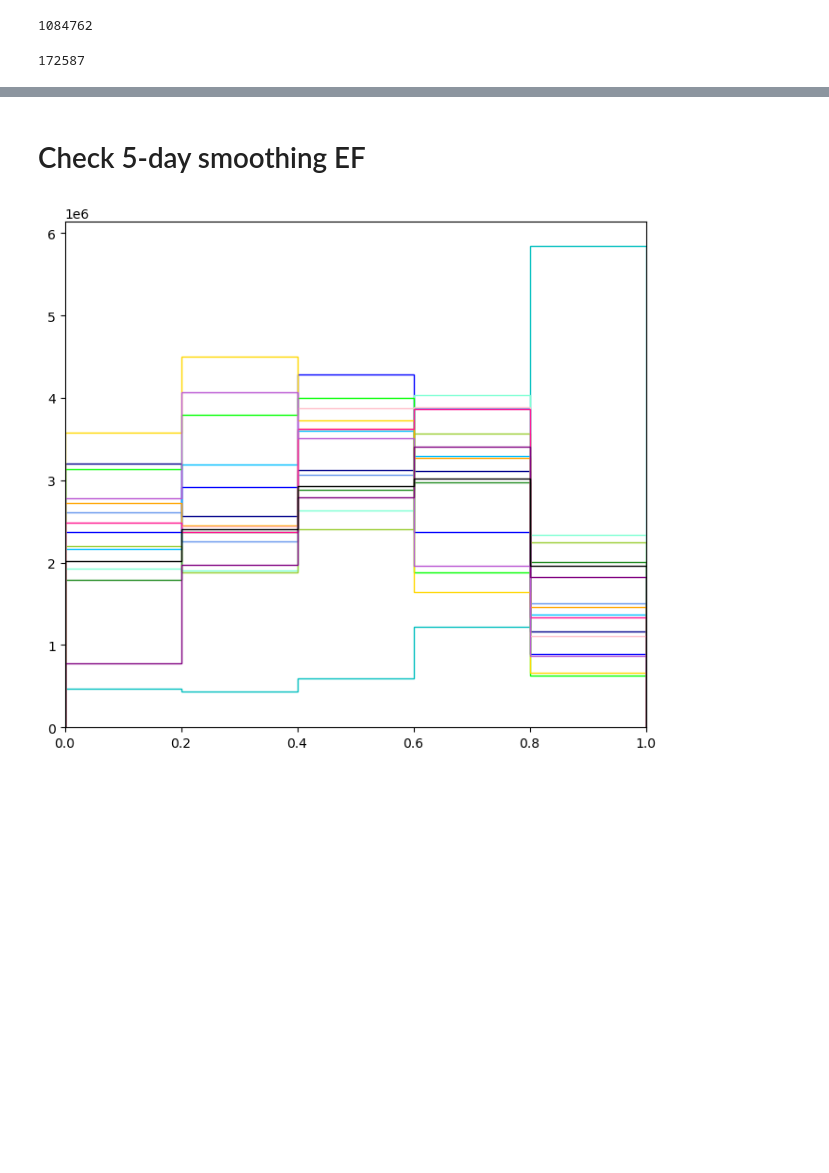
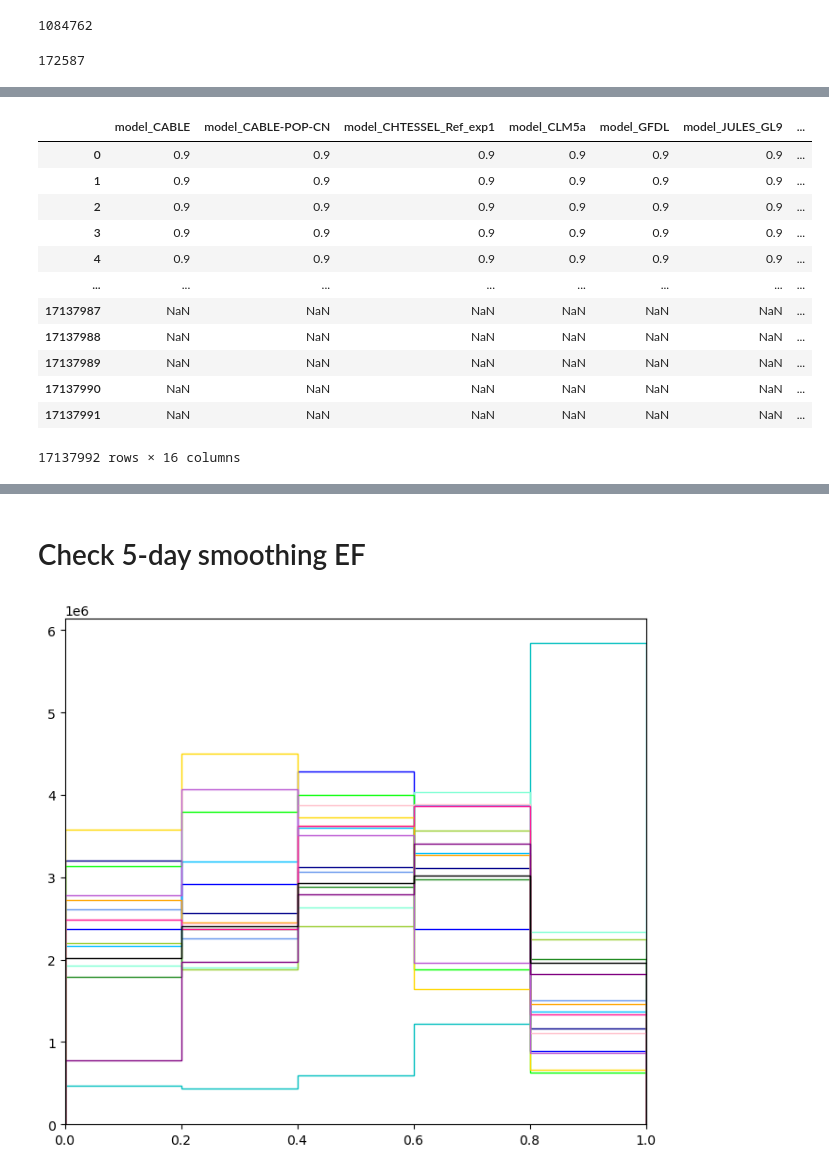
Before and after one commit to bibivking/LSM_VPD_PLUMBER2, a Jupyter notebook: Check_EF_between_models_obs.ipynb, the cells around one changed output, grey strips where cells are left out. Saved outputs shown, nothing was run; the diff lists cells and outputs as text; code cells hidden in the pictures; blank space fills up the shorter version.

```diff
--- a/Check_EF_between_models_obs.ipynb
+++ b/Check_EF_between_models_obs.ipynb
@@ -167,0 +200,16 @@ np.sum((EF_input_1['model_CABLE'] <-1) & (EF_input_1['model_CABLE'] >-2))
+# %%
+EF_input_1
+# %% [output]
+|  | model_CABLE | model_CABLE-POP-CN | model_CHTESSEL_Ref_exp1 | model_CLM5a | model_GFDL | model_JULES_GL9 | ... |
+| 0 | 0.9 | 0.9 | 0.9 | 0.9 | 0.9 | 0.9 | ... |
+| 1 | 0.9 | 0.9 | 0.9 | 0.9 | 0.9 | 0.9 | ... |
+| 2 | 0.9 | 0.9 | 0.9 | 0.9 | 0.9 | 0.9 | ... |
+| 3 | 0.9 | 0.9 | 0.9 | 0.9 | 0.9 | 0.9 | ... |
+| 4 | 0.9 | 0.9 | 0.9 | 0.9 | 0.9 | 0.9 | ... |
+| ... | ... | ... | ... | ... | ... | ... | ... |
+| 17137987 | NaN | NaN | NaN | NaN | NaN | NaN | ... |
+| 17137988 | NaN | NaN | NaN | NaN | NaN | NaN | ... |
+| 17137989 | NaN | NaN | NaN | NaN | NaN | NaN | ... |
+| 17137990 | NaN | NaN | NaN | NaN | NaN | NaN | ... |
+| 17137991 | NaN | NaN | NaN | NaN | NaN | NaN | ... |
+17137992 rows × 16 columns
```
Also changed, not shown: parts of 7 cells of this notebook, 37 other files.
